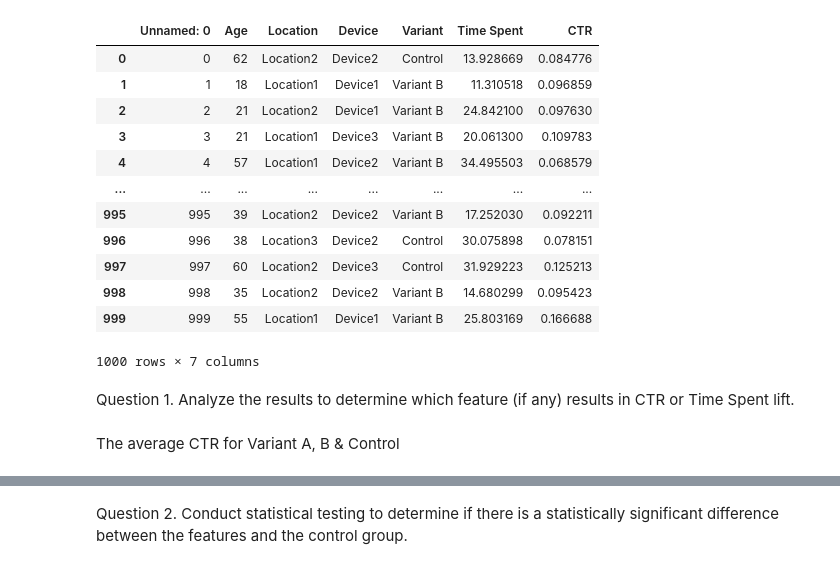
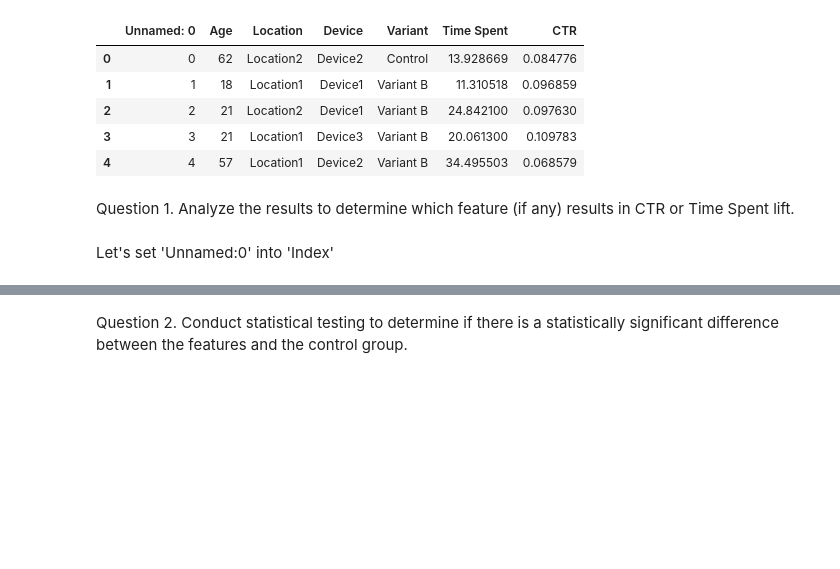
Before and after one commit to JacdowYc/Schulich_data_science1, a Jupyter notebook: Assignment 2.ipynb, the cells around one changed output, grey strips where cells are left out. Cells and saved outputs as stored; diff of their text form; code cells hidden in the pictures; blank space fills up the shorter version.

```diff
--- a/Assignment 2.ipynb
+++ b/Assignment 2.ipynb
@@ -8,28 +8,21 @@ from scipy import stats
 # %%
 df = pd.read_csv('/Users/yuchenzhang/Desktop/MBAN 6110/Assignment 2/experiment_dataset.csv')
 # %%
-df
+df.head()
 # %% [output]
 |  | Unnamed: 0 | Age | Location | Device | Variant | Time Spent | CTR |
 | 0 | 0 | 62 | Location2 | Device2 | Control | 13.928669 | 0.084776 |
 | 1 | 1 | 18 | Location1 | Device1 | Variant B | 11.310518 | 0.096859 |
 | 2 | 2 | 21 | Location2 | Device1 | Variant B | 24.842100 | 0.097630 |
 | 3 | 3 | 21 | Location1 | Device3 | Variant B | 20.061300 | 0.109783 |
 | 4 | 4 | 57 | Location1 | Device2 | Variant B | 34.495503 | 0.068579 |
-| ... | ... | ... | ... | ... | ... | ... | ... |
-| 995 | 995 | 39 | Location2 | Device2 | Variant B | 17.252030 | 0.092211 |
-| 996 | 996 | 38 | Location3 | Device2 | Control | 30.075898 | 0.078151 |
-| 997 | 997 | 60 | Location2 | Device3 | Control | 31.929223 | 0.125213 |
-| 998 | 998 | 35 | Location2 | Device2 | Variant B | 14.680299 | 0.095423 |
-| 999 | 999 | 55 | Location1 | Device1 | Variant B | 25.803169 | 0.166688 |
-1000 rows × 7 columns
 # %% [markdown]
 Question 1. Analyze the results to determine which feature (if any) results in CTR or Time Spent lift.
 # %%
 CTR_v = df.groupby('Variant')['CTR'].mean()
 TS_v = df.groupby('Variant')['Time Spent'].mean()
+# %% [markdown]
+Let's set 'Unnamed:0' into 'Index'
 # %%
 new_column_names = {'Unnamed: 0': 'Index'}
 df = df.rename(columns=new_column_names)
-# %% [markdown]
-The average CTR for Variant A, B & Control
```
Also changed, not shown: parts of 31 cells of this notebook.
